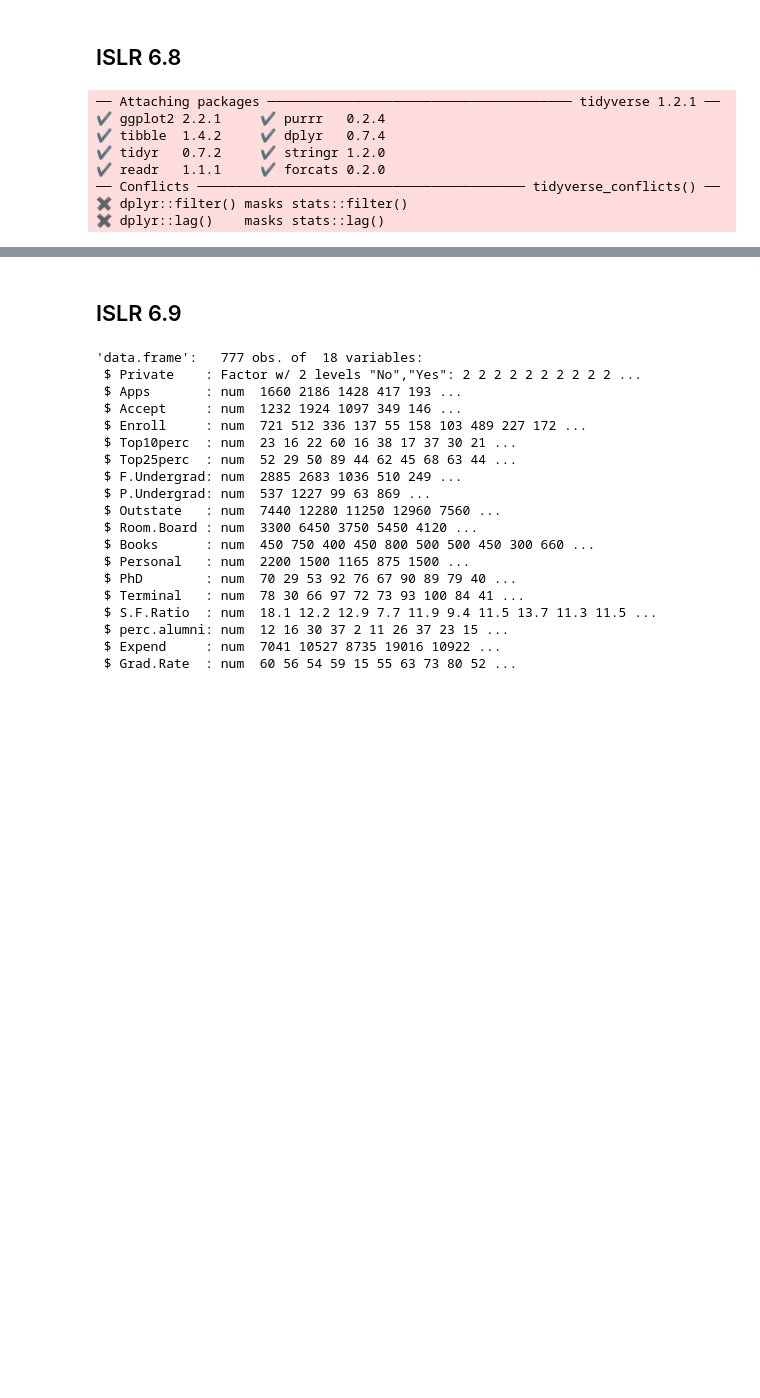
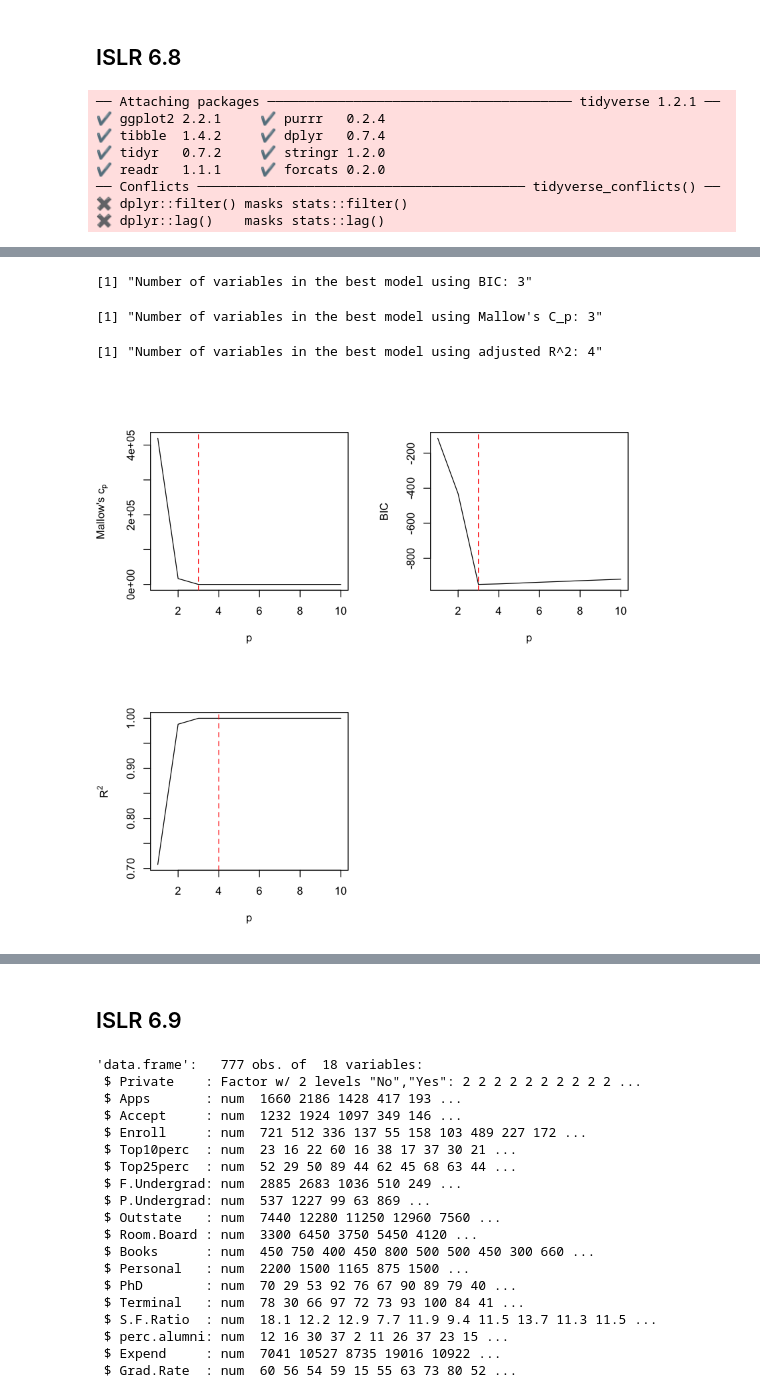
Before and after one commit to kalexandriabond/bond_DSPN_S18, a Jupyter notebook: BOND_Homework6.ipynb, the cells around one changed output, grey strips where cells are left out. Drawn from its saved outputs; the diff is of its cells as text; code cells hidden in the pictures; blank space fills up the shorter version.

```diff
--- a/BOND_Homework6.ipynb
+++ b/BOND_Homework6.ipynb
@@ -66,0 +115,20 @@ reg.summary$bic; reg.summary$adjr2; reg.summary$cp
+# %%
+par(mfrow = c(2,2))
+
+plot(backward.summary$cp,  xlab = "p", ylab = expression("Mallow's c"[p]), type = "l")
+abline(v=which.min(backward.summary$cp),col="red", lty=2)
+
+plot(backward.summary$bic, xlab = "p", ylab = "BIC", type = "l")
+abline(v=which.min(backward.summary$bic),col="red", lty=2)
+
+plot(backward.summary$adjr2, xlab = "p", ylab = expression(R^2), type = "l")
+abline(v=which.max(backward.summary$adjr2),col="red", lty=2)
+
+paste0("Number of variables in the best model using BIC: ", which.min(backward.summary$bic))
+paste0("Number of variables in the best model using Mallow's C_p: ", which.min(backward.summary$cp))
+paste0("Number of variables in the best model using adjusted R^2: ", which.max(backward.summary$adjr2))
+# %% [output]
+[1] "Number of variables in the best model using BIC: 3"
+[1] "Number of variables in the best model using Mallow's C_p: 3"
+[1] "Number of variables in the best model using adjusted R^2: 4"
+[figure, added]
```
Also changed, not shown: parts of 34 cells of this notebook.
